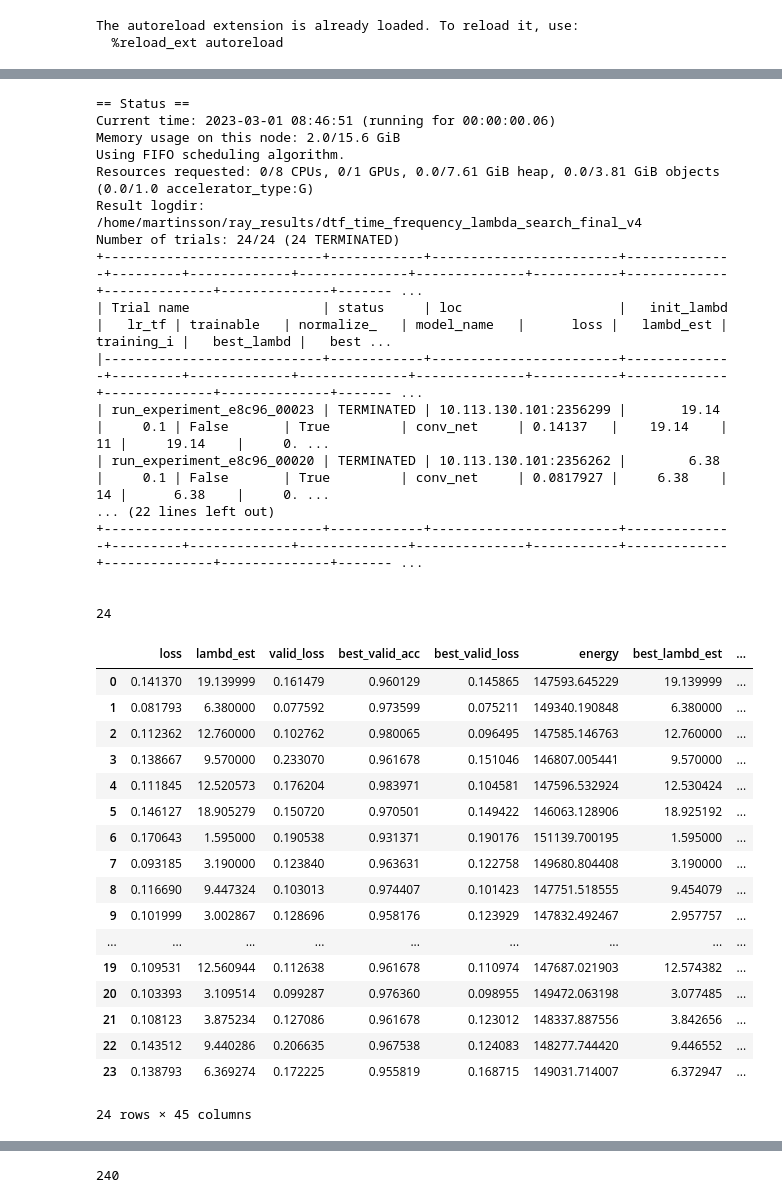
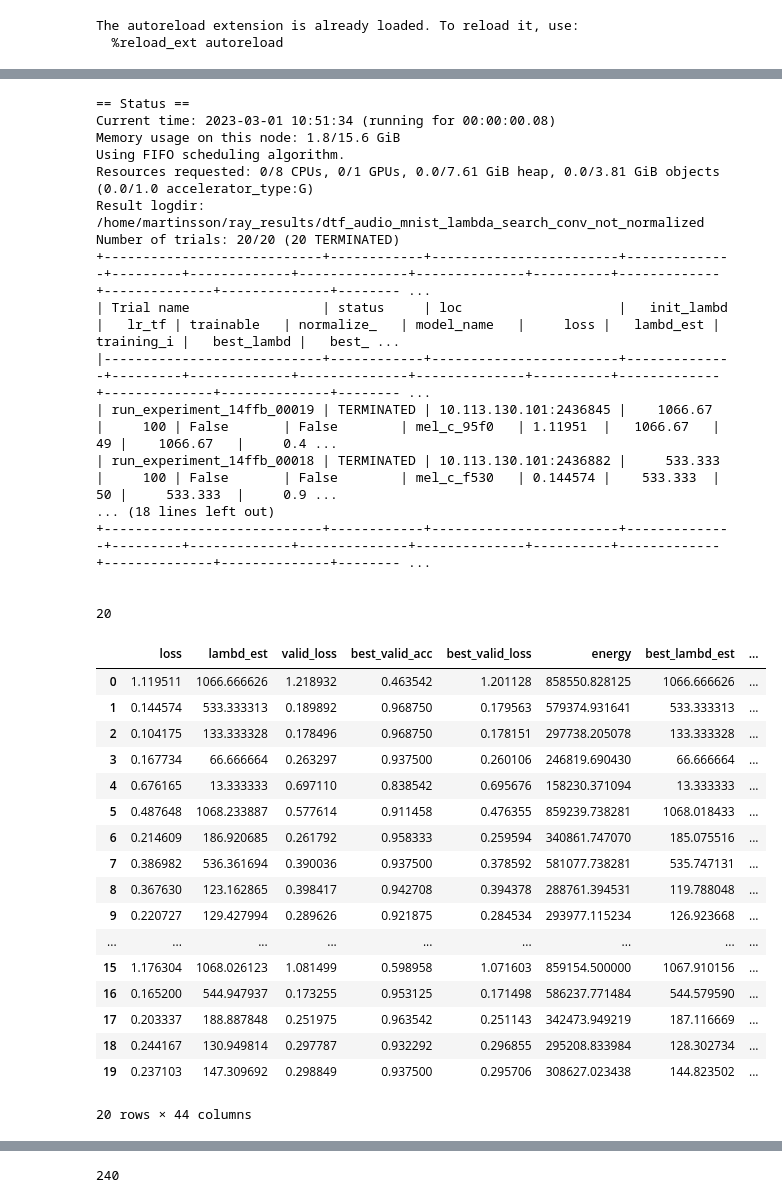
Before and after one commit to johnmartinsson/differentiable-mel-spectrogram, a Jupyter notebook: notebooks/analyse_ray_tune.ipynb, the cells around one changed output, grey strips where cells are left out. Saved outputs shown, nothing was run; the diff lists cells and outputs as text; code cells hidden in the pictures.

```diff
--- a/notebooks/analyse_ray_tune.ipynb
+++ b/notebooks/analyse_ray_tune.ipynb
@@ -29,7 +27,20 @@ The autoreload extension is already loaded. To reload it, use:
 # %%
 #experiment_path = "/mnt/storage_1/john/ray_results/dtf_time_frequency_all_not_trainable/"
 #experiment_path = "/mnt/storage_1/john/ray_results/dtf_time_frequency_linear_trainable/"
-experiment_path = "/home/martinsson/ray_results/dtf_time_frequency_lambda_search_final_v4/"
+
+# normalized
+#experiment_path = "/home/martinsson/ray_results/dtf_time_frequency_lambda_search_final_linear_v4/" # linear, time-frequency
+#experiment_path = "/home/martinsson/ray_results/dtf_time_frequency_lambda_search_final_v4/" # conv, time-frequency
+#experiment_path = "/home/martinsson/ray_results/dtf_audio_mnist_lambda_search_final_v3/" # conv and linear, audio mnist
+
+# not normalized
+#experiment_path = "/home/martinsson/ray_results/dtf_time_frequency_lambda_search_linear/" #linear, time-frequency
+#experiment_path = "/home/martinsson/ray_results/dtf_time_frequency_lambda_search_conv_not_normalized/" #conv, time-frequency
+
+#experiment_path = "/home/martinsson/ray_results/dtf_audio_mnist_lambda_search_mel_linear/" #linear, audio-mnist
+experiment_path = "/home/martinsson/ray_results/dtf_audio_mnist_lambda_search_conv_not_normalized/" #conv, audio-mnist
+
+
 
 tuner = tune.Tuner.restore(path=experiment_path)
 result = tuner.fit()
@@ -46,35 +57,35 @@ df
 == Status ==
-Current time: 2023-03-01 08:46:51 (running for 00:00:00.06)
-Memory usage on this node: 2.0/15.6 GiB
+Current time: 2023-03-01 10:51:34 (running for 00:00:00.08)
+Memory usage on this node: 1.8/15.6 GiB
 Using FIFO scheduling algorithm.
 Resources requested: 0/8 CPUs, 0/1 GPUs, 0.0/7.61 GiB heap, 0.0/3.81 GiB objects (0.0/1.0 accelerator_type:G)
-Result logdir: /home/martinsson/ray_results/dtf_time_frequency_lambda_search_final_v4
-Number of trials: 24/24 (24 TERMINATED)
-+----------------------------+------------+------------------------+--------------+---------+-------------+--------------+--------------+-----------+-------------+--------------+--------------+------- ...
-| Trial name                 | status     | loc                    |   init_lambd |   lr_tf | trainable   | normalize_   | model_name   |      loss |   lambd_est |   training_i |   best_lambd |   best ...
-|----------------------------+------------+------------------------+--------------+---------+-------------+--------------+--------------+-----------+-------------+--------------+--------------+------- ...
-| run_experiment_e8c96_00023 | TERMINATED | 10.113.130.101:2356299 |       19.14  |     0.1 | False       | True         | conv_net     | 0.14137   |    19.14    |           11 |     19.14    |     0. ...
-| run_experiment_e8c96_00020 | TERMINATED | 10.113.130.101:2356262 |        6.38  |     0.1 | False       | True         | conv_net     | 0.0817927 |     6.38    |           14 |      6.38    |     0. ...
-... (22 lines left out)
-+----------------------------+------------+------------------------+--------------+---------+-------------+--------------+--------------+-----------+-------------+--------------+--------------+------- ...
+Result logdir: /home/martinsson/ray_results/dtf_audio_mnist_lambda_search_conv_not_normalized
+Number of trials: 20/20 (20 TERMINATED)
++----------------------------+------------+------------------------+--------------+---------+-------------+--------------+--------------+----------+-------------+--------------+--------------+-------- ...
+| Trial name                 | status     | loc                    |   init_lambd |   lr_tf | trainable   | normalize_   | model_name   |     loss |   lambd_est |   training_i |   best_lambd |   best_ ...
+|----------------------------+------------+------------------------+--------------+---------+-------------+--------------+--------------+----------+-------------+--------------+--------------+-------- ...
+| run_experiment_14ffb_00019 | TERMINATED | 10.113.130.101:2436845 |    1066.67   |     100 | False       | False        | mel_c_95f0   | 1.11951  |   1066.67   |           49 |    1066.67   |     0.4 ...
+| run_experiment_14ffb_00018 | TERMINATED | 10.113.130.101:2436882 |     533.333  |     100 | False       | False        | mel_c_f530   | 0.144574 |    533.333  |           50 |     533.333  |     0.9 ...
+... (18 lines left out)
++----------------------------+------------+------------------------+--------------+---------+-------------+--------------+--------------+----------+-------------+--------------+--------------+-------- ...
 
 
-24
+20
 |  | loss | lambd_est | valid_loss | best_valid_acc | best_valid_loss | energy | best_lambd_est | ... |
-| 0 | 0.141370 | 19.139999 | 0.161479 | 0.960129 | 0.145865 | 147593.645229 | 19.139999 | ... |
-| 1 | 0.081793 | 6.380000 | 0.077592 | 0.973599 | 0.075211 | 149340.190848 | 6.380000 | ... |
-| 2 | 0.112362 | 12.760000 | 0.102762 | 0.980065 | 0.096495 | 147585.146763 | 12.760000 | ... |
-| 3 | 0.138667 | 9.570000 | 0.233070 | 0.961678 | 0.151046 | 146807.005441 | 9.570000 | ... |
-| 4 | 0.111845 | 12.520573 | 0.176204 | 0.983971 | 0.104581 | 147596.532924 | 12.530424 | ... |
-| 5 | 0.146127 | 18.905279 | 0.150720 | 0.970501 | 0.149422 | 146063.128906 | 18.925192 | ... |
-| 6 | 0.170643 | 1.595000 | 0.190538 | 0.931371 | 0.190176 | 151139.700195 | 1.595000 | ... |
-| 7 | 0.093185 | 3.190000 | 0.123840 | 0.963631 | 0.122758 | 149680.804408 | 3.190000 | ... |
-| 8 | 0.116690 | 9.447324 | 0.103013 | 0.974407 | 0.101423 | 147751.518555 | 9.454079 | ... |
-| 9 | 0.101999 | 3.002867 | 0.128696 | 0.958176 | 0.123929 | 147832.492467 | 2.957757 | ... |
+| 0 | 1.119511 | 1066.666626 | 1.218932 | 0.463542 | 1.201128 | 858550.828125 | 1066.666626 | ... |
+| 1 | 0.144574 | 533.333313 | 0.189892 | 0.968750 | 0.179563 | 579374.931641 | 533.333313 | ... |
+| 2 | 0.104175 | 133.333328 | 0.178496 | 0.968750 | 0.178151 | 297738.205078 | 133.333328 | ... |
+| 3 | 0.167734 | 66.666664 | 0.263297 | 0.937500 | 0.260106 | 246819.690430 | 66.666664 | ... |
+| 4 | 0.676165 | 13.333333 | 0.697110 | 0.838542 | 0.695676 | 158230.371094 | 13.333333 | ... |
+| 5 | 0.487648 | 1068.233887 | 0.577614 | 0.911458 | 0.476355 | 859239.738281 | 1068.018433 | ... |
+| 6 | 0.214609 | 186.920685 | 0.261792 | 0.958333 | 0.259594 | 340861.747070 | 185.075516 | ... |
+| 7 | 0.386982 | 536.361694 | 0.390036 | 0.937500 | 0.378592 | 581077.738281 | 535.747131 | ... |
+| 8 | 0.367630 | 123.162865 | 0.398417 | 0.942708 | 0.394378 | 288761.394531 | 119.788048 | ... |
+| 9 | 0.220727 | 129.427994 | 0.289626 | 0.921875 | 0.284534 | 293977.115234 | 126.923668 | ... |
 | ... | ... | ... | ... | ... | ... | ... | ... | ... |
-| 19 | 0.109531 | 12.560944 | 0.112638 | 0.961678 | 0.110974 | 147687.021903 | 12.574382 | ... |
-| 20 | 0.103393 | 3.109514 | 0.099287 | 0.976360 | 0.098955 | 149472.063198 | 3.077485 | ... |
-| 21 | 0.108123 | 3.875234 | 0.127086 | 0.961678 | 0.123012 | 148337.887556 | 3.842656 | ... |
-| 22 | 0.143512 | 9.440286 | 0.206635 | 0.967538 | 0.124083 | 148277.744420 | 9.446552 | ... |
-| 23 | 0.138793 | 6.369274 | 0.172225 | 0.955819 | 0.168715 | 149031.714007 | 6.372947 | ... |
+| 15 | 1.176304 | 1068.026123 | 1.081499 | 0.598958 | 1.071603 | 859154.500000 | 1067.910156 | ... |
+| 16 | 0.165200 | 544.947937 | 0.173255 | 0.953125 | 0.171498 | 586237.771484 | 544.579590 | ... |
+| 17 | 0.203337 | 188.887848 | 0.251975 | 0.963542 | 0.251143 | 342473.949219 | 187.116669 | ... |
+| 18 | 0.244167 | 130.949814 | 0.297787 | 0.932292 | 0.296855 | 295208.833984 | 128.302734 | ... |
+| 19 | 0.237103 | 147.309692 | 0.298849 | 0.937500 | 0.295706 | 308627.023438 | 144.823502 | ... |
-24 rows × 45 columns
+20 rows × 44 columns
```
Also changed, not shown: parts of 5 cells of this notebook.
